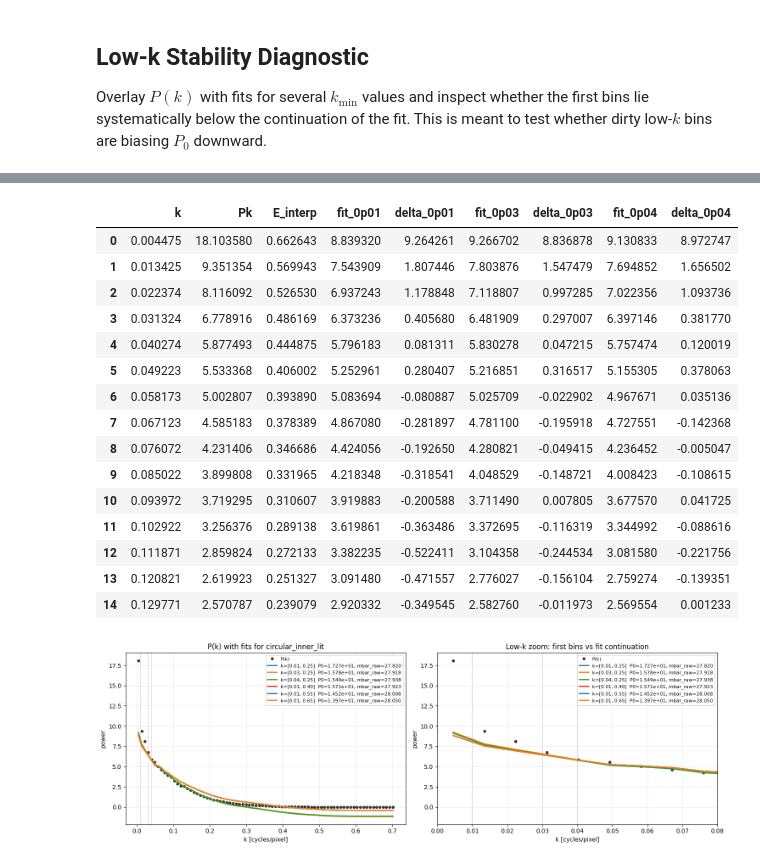
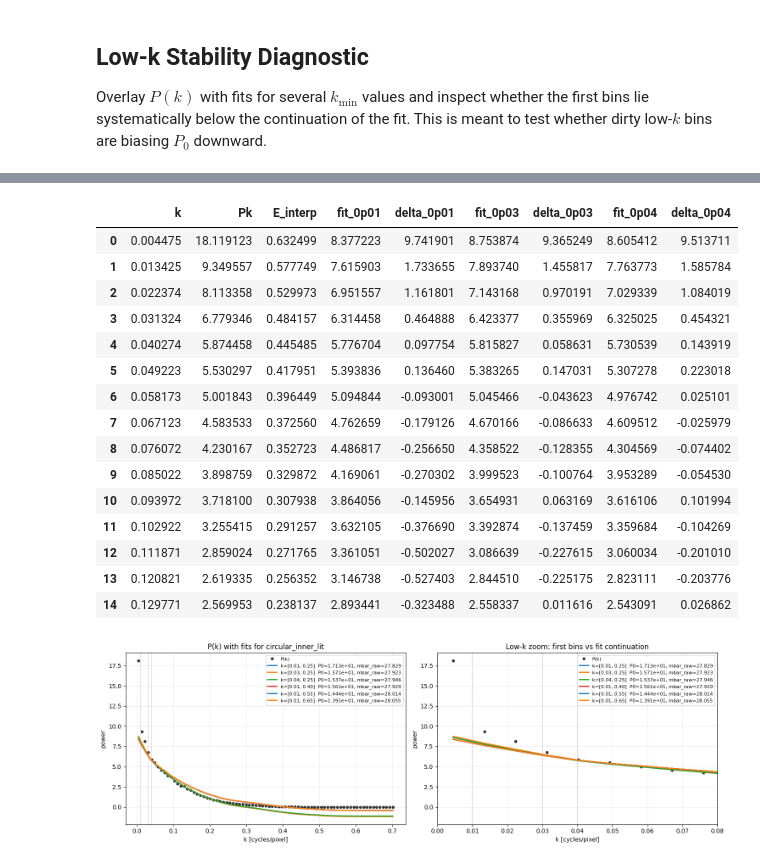
Before and after one commit to Saharochekl/course-work_4-SBF, a Jupyter notebook: code/sbf-1.ipynb, the cells around one changed output, grey strips where cells are left out. Cells and saved outputs as stored; diff of their text form; code cells hidden in the pictures.

```diff
--- a/code/sbf-1.ipynb
+++ b/code/sbf-1.ipynb
@@ -1631,7 +1634,7 @@ RESID_EXTRA_MASK_SIGMA = 3
 RESID_EXTRA_MASK_NPIX = 9
 RESID_EXTRA_MASK_KERNEL_SIGMA = 1.0
 RESID_EXTRA_MASK_DILATE = 2
-RESID_EXTRA_MASK_MAX_AREA = 900
+RESID_EXTRA_MASK_MAX_AREA = 3000
 RESID_EXTRA_MASK_POSITIVE_ONLY = True
 RESID_EXTRA_MASK_BRANCH = "compactresidmask"
 
@@ -3072,7 +3075,7 @@ def measure_sbf_spectral_region(
     with set_workers(fft_workers):
         F_psf = fft2(big_psf)
 
-    rng = np.random.default_rng(None)
+    rng = np.random.default_rng(FFT_RNG_SEED)
     Ek_stack = []
     for _ in range(n_e_realizations):
         noise = rng.normal(loc=0.0, scale=1.0, size=(ny, nx))
@@ -3325,7 +3328,7 @@ print("building isophote overlay maps...")
 # ------------------------------------------------------------
 # 1. Карта линий изофот в координатах кропа
 # ------------------------------------------------------------
-nyc, nxc = data.shape
+nyc, nxc = img_c.shape
 yy, xx = np.indices((nyc, nxc), dtype=float)
 iso_map = np.zeros((nyc, nxc), dtype=np.float32)
 
@@ -3387,7 +3390,7 @@ overlay_img[lines] = np.nan_to_num(overlay_img[lines], nan=0.0) + amp_img
 # ------------------------------------------------------------
 # 4. Overlay на residual
 # ------------------------------------------------------------
-overlay_resid = np.array(resid, dtype=np.float32, copy=True)
+overlay_resid = np.array(science_resid, dtype=np.float32, copy=True)
 
 good_resid = np.isfinite(overlay_resid)
 if np.any(good_resid):
@@ -3873,7 +3876,7 @@ big_psf[y0_psf:y0_psf + py, x0_psf:x0_psf + px] = psf
 # ------------------------------------------------------------
 Ek_stack = []
 
-rng = np.random.default_rng(None)
+rng = np.random.default_rng(FFT_RNG_SEED)
 
 for i_real in range(FFT_E_REALIZATIONS_MAIN):
     # Белый шум N(0,1) на полном кадре
@@ -6575,7 +6578,7 @@ def compute_pk_ek_diagnostic(region_mask, resid, model, premask, psf, fft_worker
     with set_workers(fft_workers):
         F_psf = fft2(big_psf)
 
-    rng = np.random.default_rng(None)
+    rng = np.random.default_rng(FFT_RNG_SEED)
     Ek_stack = []
 
     for _ in range(int(n_e_realizations)):
@@ -6834,19 +6837,19 @@ plt.show()
 |  | k | Pk | E_interp | fit_0p01 | delta_0p01 | fit_0p03 | delta_0p03 | fit_0p04 | delta_0p04 |
-| 0 | 0.004475 | 18.103580 | 0.662643 | 8.839320 | 9.264261 | 9.266702 | 8.836878 | 9.130833 | 8.972747 |
-| 1 | 0.013425 | 9.351354 | 0.569943 | 7.543909 | 1.807446 | 7.803876 | 1.547479 | 7.694852 | 1.656502 |
-| 2 | 0.022374 | 8.116092 | 0.526530 | 6.937243 | 1.178848 | 7.118807 | 0.997285 | 7.022356 | 1.093736 |
-| 3 | 0.031324 | 6.778916 | 0.486169 | 6.373236 | 0.405680 | 6.481909 | 0.297007 | 6.397146 | 0.381770 |
-| 4 | 0.040274 | 5.877493 | 0.444875 | 5.796183 | 0.081311 | 5.830278 | 0.047215 | 5.757474 | 0.120019 |
-| 5 | 0.049223 | 5.533368 | 0.406002 | 5.252961 | 0.280407 | 5.216851 | 0.316517 | 5.155305 | 0.378063 |
-| 6 | 0.058173 | 5.002807 | 0.393890 | 5.083694 | -0.080887 | 5.025709 | -0.022902 | 4.967671 | 0.035136 |
-| 7 | 0.067123 | 4.585183 | 0.378389 | 4.867080 | -0.281897 | 4.781100 | -0.195918 | 4.727551 | -0.142368 |
-| 8 | 0.076072 | 4.231406 | 0.346686 | 4.424056 | -0.192650 | 4.280821 | -0.049415 | 4.236452 | -0.005047 |
-| 9 | 0.085022 | 3.899808 | 0.331965 | 4.218348 | -0.318541 | 4.048529 | -0.148721 | 4.008423 | -0.108615 |
-| 10 | 0.093972 | 3.719295 | 0.310607 | 3.919883 | -0.200588 | 3.711490 | 0.007805 | 3.677570 | 0.041725 |
-| 11 | 0.102922 | 3.256376 | 0.289138 | 3.619861 | -0.363486 | 3.372695 | -0.116319 | 3.344992 | -0.088616 |
-| 12 | 0.111871 | 2.859824 | 0.272133 | 3.382235 | -0.522411 | 3.104358 | -0.244534 | 3.081580 | -0.221756 |
-| 13 | 0.120821 | 2.619923 | 0.251327 | 3.091480 | -0.471557 | 2.776027 | -0.156104 | 2.759274 | -0.139351 |
-| 14 | 0.129771 | 2.570787 | 0.239079 | 2.920332 | -0.349545 | 2.582760 | -0.011973 | 2.569554 | 0.001233 |
+| 0 | 0.004475 | 18.119123 | 0.632499 | 8.377223 | 9.741901 | 8.753874 | 9.365249 | 8.605412 | 9.513711 |
+| 1 | 0.013425 | 9.349557 | 0.577749 | 7.615903 | 1.733655 | 7.893740 | 1.455817 | 7.763773 | 1.585784 |
+| 2 | 0.022374 | 8.113358 | 0.529973 | 6.951557 | 1.161801 | 7.143168 | 0.970191 | 7.029339 | 1.084019 |
+| 3 | 0.031324 | 6.779346 | 0.484157 | 6.314458 | 0.464888 | 6.423377 | 0.355969 | 6.325025 | 0.454321 |
+| 4 | 0.040274 | 5.874458 | 0.445485 | 5.776704 | 0.097754 | 5.815827 | 0.058631 | 5.730539 | 0.143919 |
+| 5 | 0.049223 | 5.530297 | 0.417951 | 5.393836 | 0.136460 | 5.383265 | 0.147031 | 5.307278 | 0.223018 |
+| 6 | 0.058173 | 5.001843 | 0.396449 | 5.094844 | -0.093001 | 5.045466 | -0.043623 | 4.976742 | 0.025101 |
+| 7 | 0.067123 | 4.583533 | 0.372560 | 4.762659 | -0.179126 | 4.670166 | -0.086633 | 4.609512 | -0.025979 |
+| 8 | 0.076072 | 4.230167 | 0.352723 | 4.486817 | -0.256650 | 4.358522 | -0.128355 | 4.304569 | -0.074402 |
+| 9 | 0.085022 | 3.898759 | 0.329872 | 4.169061 | -0.270302 | 3.999523 | -0.100764 | 3.953289 | -0.054530 |
+| 10 | 0.093972 | 3.718100 | 0.307938 | 3.864056 | -0.145956 | 3.654931 | 0.063169 | 3.616106 | 0.101994 |
+| 11 | 0.102922 | 3.255415 | 0.291257 | 3.632105 | -0.376690 | 3.392874 | -0.137459 | 3.359684 | -0.104269 |
+| 12 | 0.111871 | 2.859024 | 0.271765 | 3.361051 | -0.502027 | 3.086639 | -0.227615 | 3.060034 | -0.201010 |
+| 13 | 0.120821 | 2.619335 | 0.256352 | 3.146738 | -0.527403 | 2.844510 | -0.225175 | 2.823111 | -0.203776 |
+| 14 | 0.129771 | 2.569953 | 0.238137 | 2.893441 | -0.323488 | 2.558337 | 0.011616 | 2.543091 | 0.026862 |
 [figure]
 # %%
 print("plotting P(k)-P1 versus P0 E(k) diagnostic...")
```
Also changed, not shown: parts of 50 cells of this notebook.
